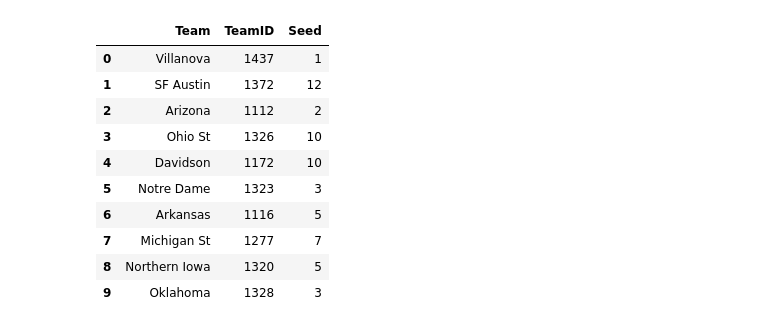
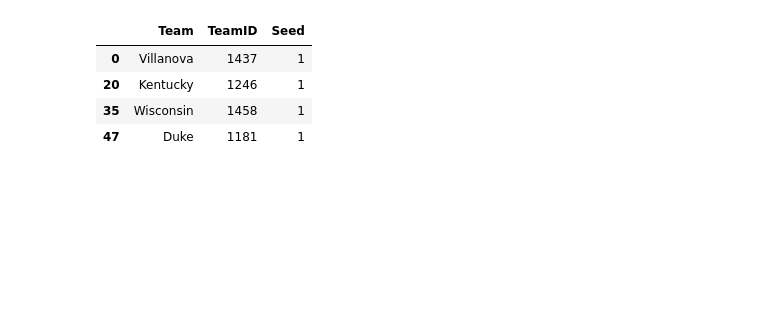
Before and after one commit to dtamayo/NCAAbasketball, a Jupyter notebook: calcutta.ipynb, the cells around one changed output. Saved outputs shown, nothing was run; the diff lists cells and outputs as text; code cells hidden in the pictures; blank space fills up the shorter version.

```diff
--- a/calcutta.ipynb
+++ b/calcutta.ipynb
@@ -8,18 +8,12 @@ bracket = pd.read_pickle(year+'/bracket.pkl')
 draft = pd.read_pickle(year+'/draftempty.pkl')
 
 calcutta = Calcutta(['Medlen', 'Duke', 'Robbie', 'Raj', 'Prasad'], poolestimate=944., bracketfile=year+'/bracket.pkl', simtourneysfile=year+'/simtourneys.npy')
-# %%
-draft.head(10)
-# %% [output]
-|  | Team | TeamID | Seed |
-| 0 | Villanova | 1437 | 1 |
-| 1 | SF Austin | 1372 | 12 |
-| 2 | Arizona | 1112 | 2 |
-| 3 | Ohio St | 1326 | 10 |
-| 4 | Davidson | 1172 | 10 |
-| 5 | Notre Dame | 1323 | 3 |
-| 6 | Arkansas | 1116 | 5 |
-| 7 | Michigan St | 1277 | 7 |
-| 8 | Northern Iowa | 1320 | 5 |
-| 9 | Oklahoma | 1328 | 3 |
+# %%
+draft[draft['Seed']==1]
+# %% [output]
+|  | Team | TeamID | Seed |
+| 0 | Villanova | 1437 | 1 |
+| 20 | Kentucky | 1246 | 1 |
+| 35 | Wisconsin | 1458 | 1 |
+| 47 | Duke | 1181 | 1 |
 # %%
```
Also changed, not shown: parts of 12 cells of this notebook, 3 other files.
